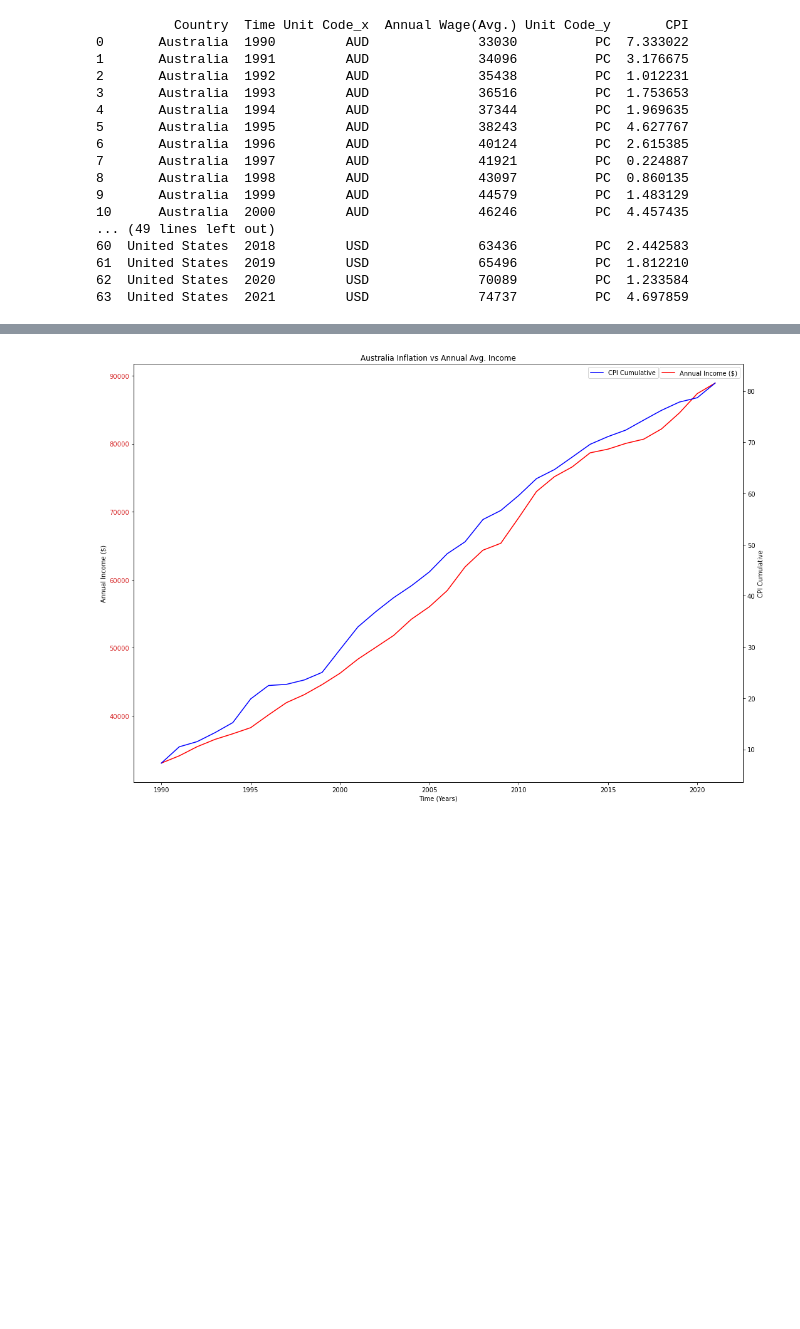
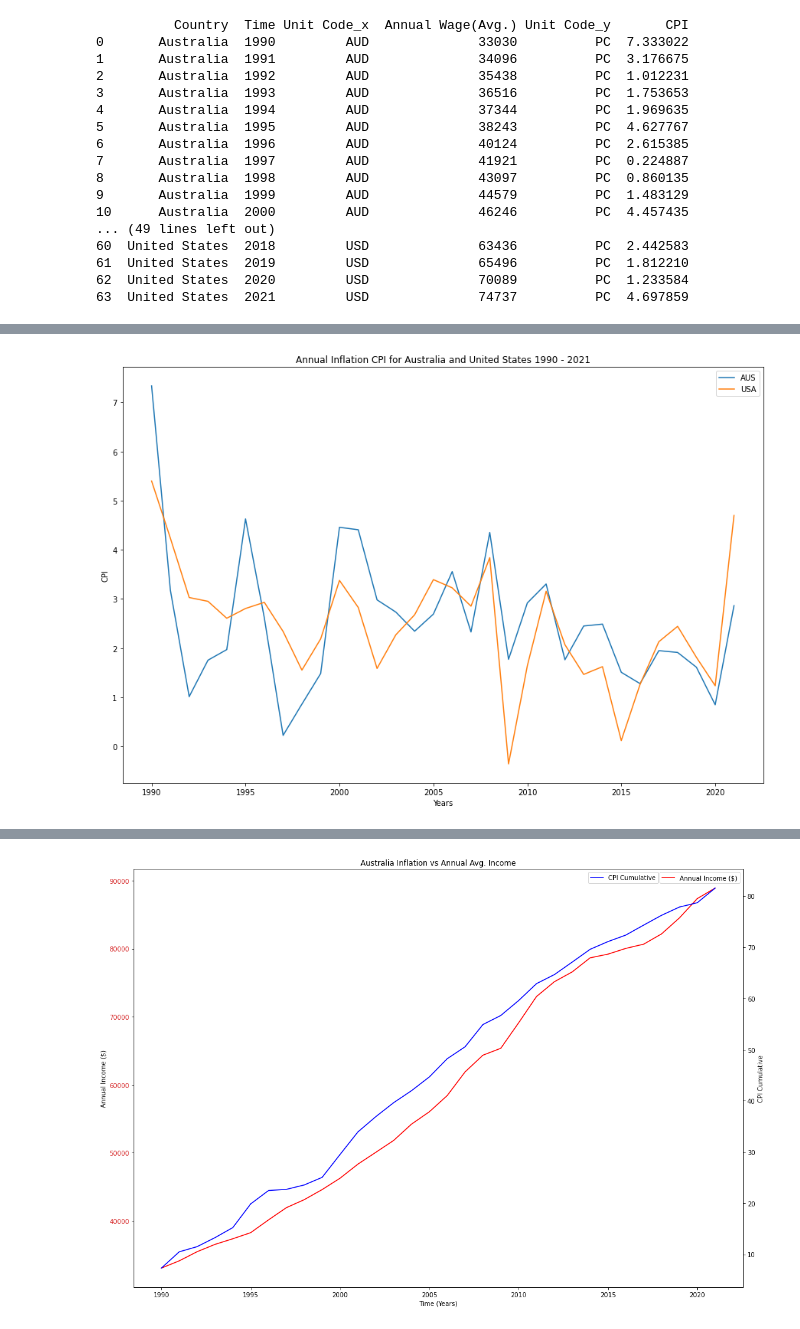
Before and after one commit to alphonsuscjw/07-project-1, a Jupyter notebook: project-1-acjw/code.ipynb, the cells around one changed output, grey strips where cells are left out. Cells and saved outputs as stored; diff of their text form; code cells hidden in the pictures; blank space fills up the shorter version.

```diff
--- a/project-1-acjw/code.ipynb
+++ b/project-1-acjw/code.ipynb
@@ -103,4 +117,16 @@ A value is trying to be set on a copy of a slice from a DataFrame.
 Try using .loc[row_indexer,col_indexer] = value instead
 
 See the caveats in the documentation: https://pandas.pydata.org/pandas-docs/stable/user_guide/indexing.html#returning-a-view-versus-a-copy
+# %%
+# Plot Australia vs US CPI (Year-ended) on 1 graph
+
+ax = au_df.plot(x='Time', y='CPI', label='AUS', figsize = (15,10))
+us_df.plot(ax=ax, x='Time', y='CPI', label="USA" )
+plt.ylabel('CPI')
+plt.xlabel('Years')
+plt.title('Annual Inflation CPI for Australia and United States 1990 - 2021')
+plt.legend()
+plt.show()
+# %% [output]
+[figure, added]
 # %%
```
Also changed, not shown: parts of 15 cells of this notebook.
